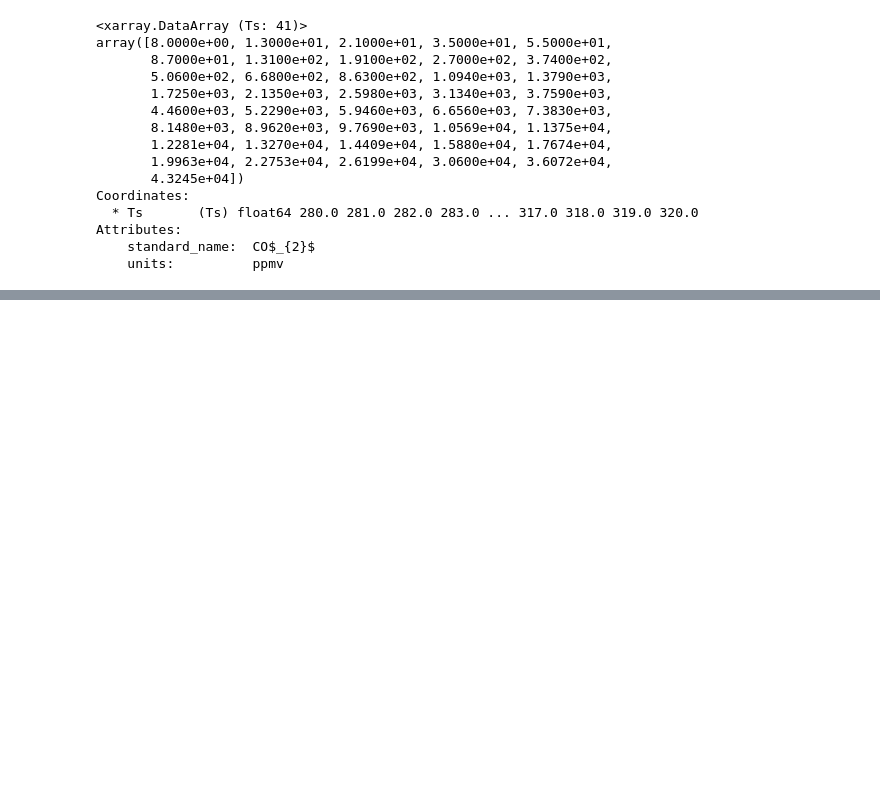
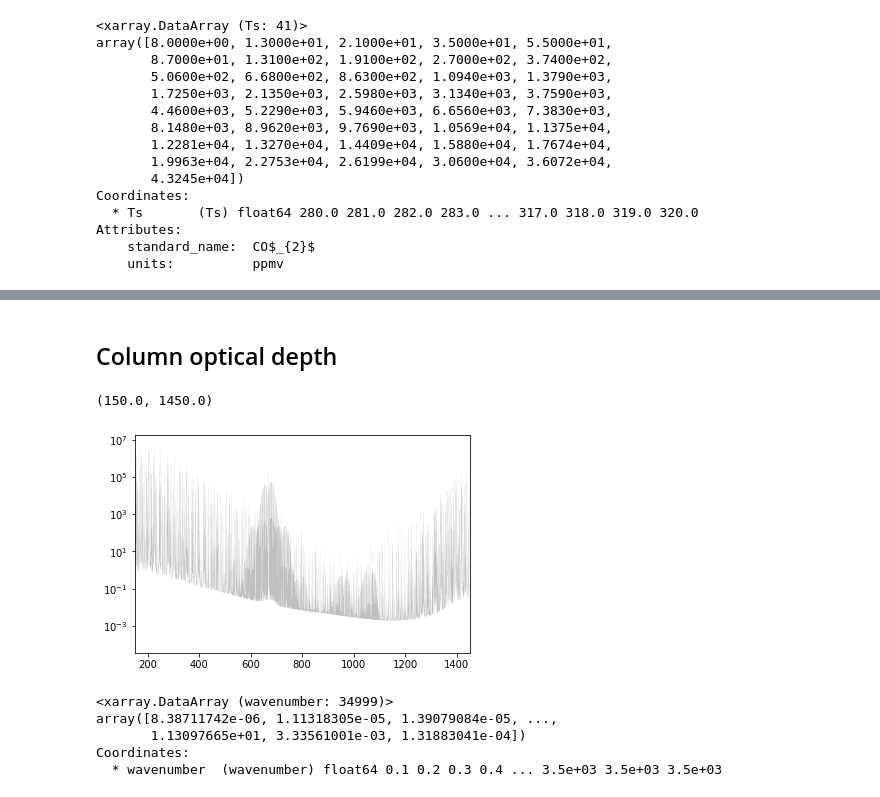
Before and after one commit to AndrewILWilliams/ECS_bump, a Jupyter notebook: climlab_rrtmg.ipynb, the cells around one changed output, grey strips where cells are left out. Drawn from its saved outputs; the diff is of its cells as text; code cells hidden in the pictures; blank space fills up the shorter version.

```diff
--- a/climlab_rrtmg.ipynb
+++ b/climlab_rrtmg.ipynb
@@ -492,0 +517,11 @@ da_olr_spec2.rolling(wavenumber=500, center=True).mean().plot()
+# %% [markdown]
+## Column optical depth
+# %%
+fig,ax=plt.subplots()
+
+plt.plot(g1.n, np.sum(g1.tau, axis=0), alpha=0.5, color='grey', lw=0.1)
+plt.yscale('log')
+plt.xlim(150,1450)
+# %% [output]
+(150.0, 1450.0)
+[figure, added]
@@ -492,0 +583,8 @@ da_olr_spec2.rolling(wavenumber=500, center=True).mean().plot()
+# %%
+column_mean(da_)
+# %% [output]
+<xarray.DataArray (wavenumber: 34999)>
+array([8.38711742e-06, 1.11318305e-05, 1.39079084e-05, ...,
+       1.13097665e+01, 3.33561001e-03, 1.31883041e-04])
+Coordinates:
+  * wavenumber  (wavenumber) float64 0.1 0.2 0.3 0.4 ... 3.5e+03 3.5e+03 3.5e+03
```
Also changed, not shown: parts of 8 cells of this notebook.
